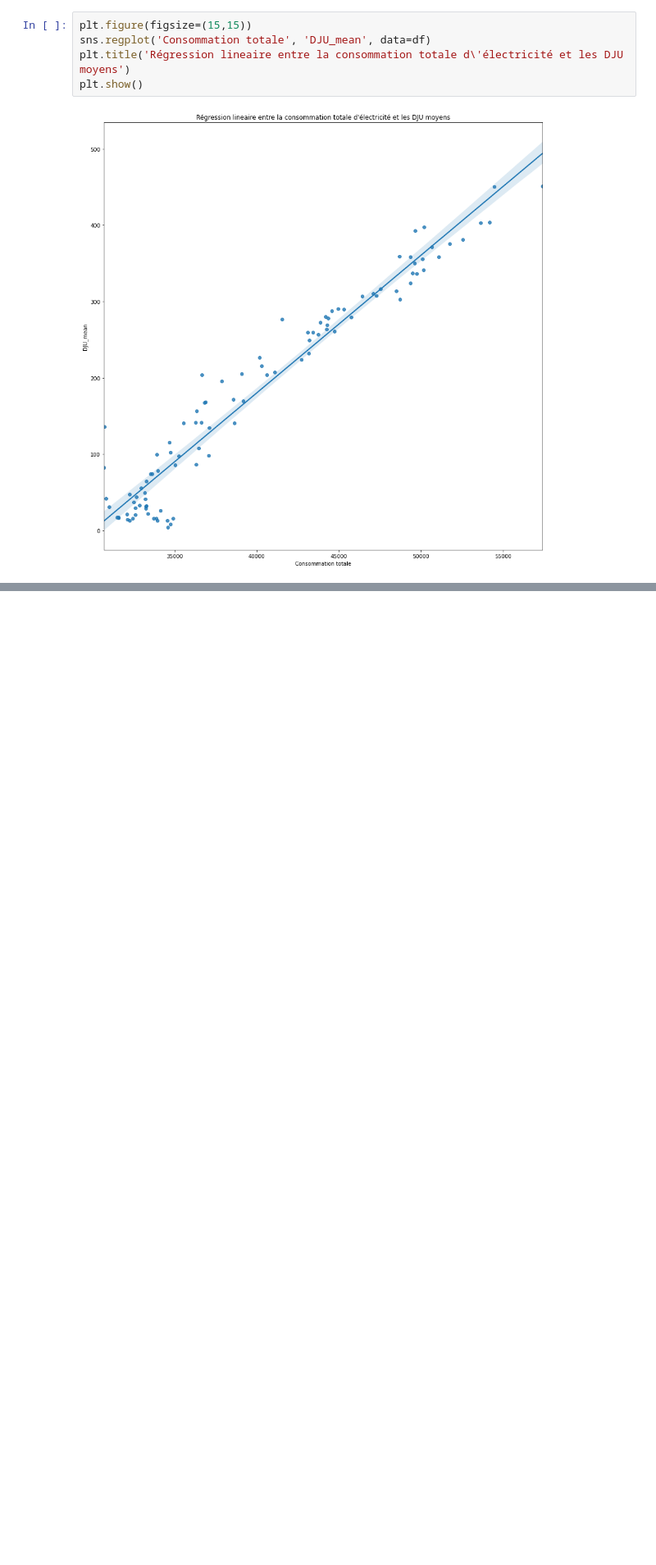
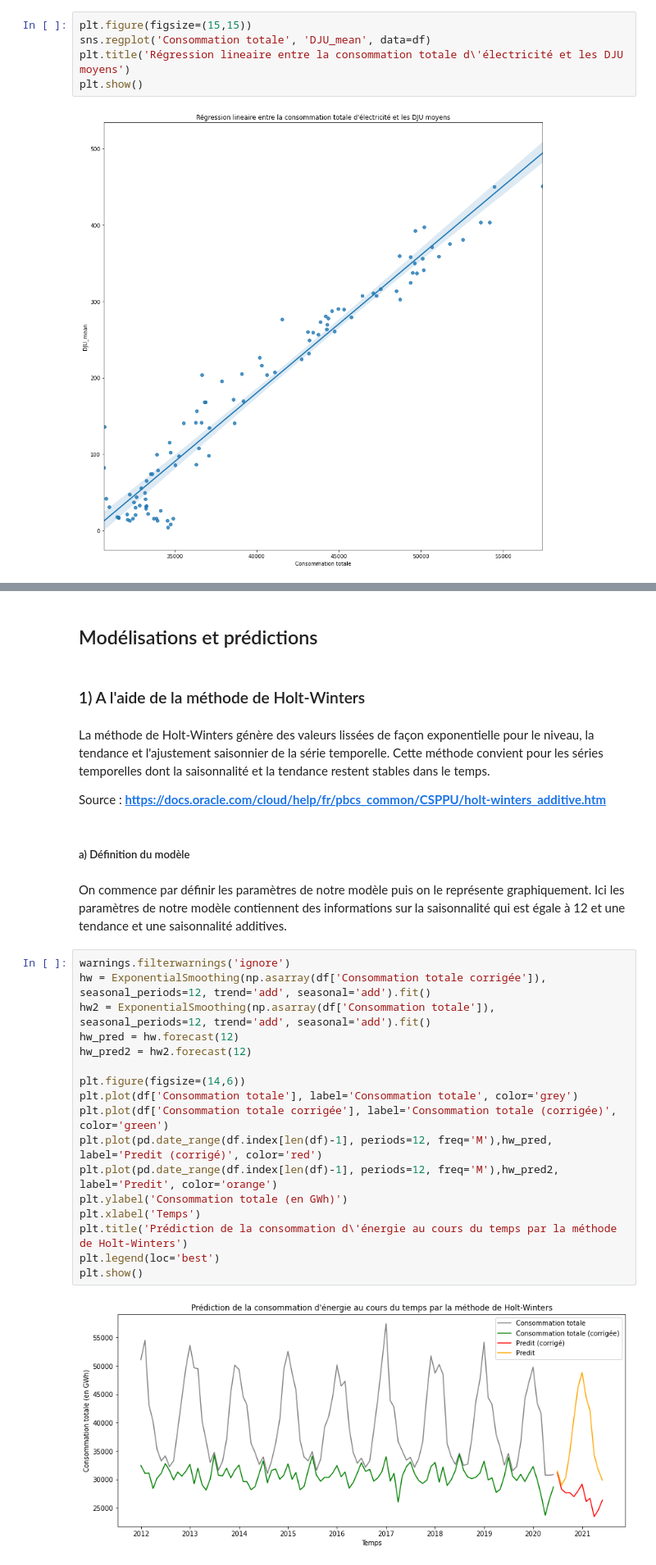
Before and after one commit to sidathgueye/prediction_conso_electrique, a Jupyter notebook: P9_01_code.ipynb, the cells around one changed output, grey strips where cells are left out. Shown at 82% size. Drawn from its saved outputs; the diff is of its cells as text; blank space fills up the shorter version.

```diff
--- a/P9_01_code.ipynb
+++ b/P9_01_code.ipynb
@@ -321,0 +362,31 @@ MAPE =  5.807462463104535
+# %% [markdown]
+## Modélisations et prédictions
+# %% [markdown]
+### 1) A l'aide de la méthode de Holt-Winters
+# %% [markdown]
+La méthode de Holt-Winters génère des valeurs lissées de façon exponentielle pour le niveau, la tendance et l'ajustement saisonnier de la série temporelle. Cette méthode convient pour les séries temporelles dont la saisonnalité et la tendance restent stables dans le temps.
+
+Source : **https://docs.oracle.com/cloud/help/fr/pbcs_common/CSPPU/holt-winters_additive.htm**
+# %% [markdown]
+##### a) Définition du modèle
+# %% [markdown]
+On commence par définir les paramètres de notre modèle puis on le représente graphiquement. Ici les paramètres de notre modèle contiennent des informations sur la saisonnalité qui est égale à 12 et une tendance et une saisonnalité additives.
+# %%
+warnings.filterwarnings('ignore')
+hw = ExponentialSmoothing(np.asarray(df['Consommation totale corrigée']), seasonal_periods=12, trend='add', seasonal='add').fit()
+hw2 = ExponentialSmoothing(np.asarray(df['Consommation totale']), seasonal_periods=12, trend='add', seasonal='add').fit()
+hw_pred = hw.forecast(12)
+hw_pred2 = hw2.forecast(12)
+
+plt.figure(figsize=(14,6))
+plt.plot(df['Consommation totale'], label='Consommation totale', color='grey')
+plt.plot(df['Consommation totale corrigée'], label='Consommation totale (corrigée)', color='green')
+plt.plot(pd.date_range(df.index[len(df)-1], periods=12, freq='M'),hw_pred, label='Predit (corrigé)', color='red')
+plt.plot(pd.date_range(df.index[len(df)-1], periods=12, freq='M'),hw_pred2, label='Predit', color='orange')
+plt.ylabel('Consommation totale (en GWh)')
+plt.xlabel('Temps')
+plt.title('Prédiction de la consommation d\'énergie au cours du temps par la méthode de Holt-Winters')
+plt.legend(loc='best')
+plt.show()
+# %% [output]
+[figure, added]
```
Also changed, not shown: parts of 111 cells of this notebook.
